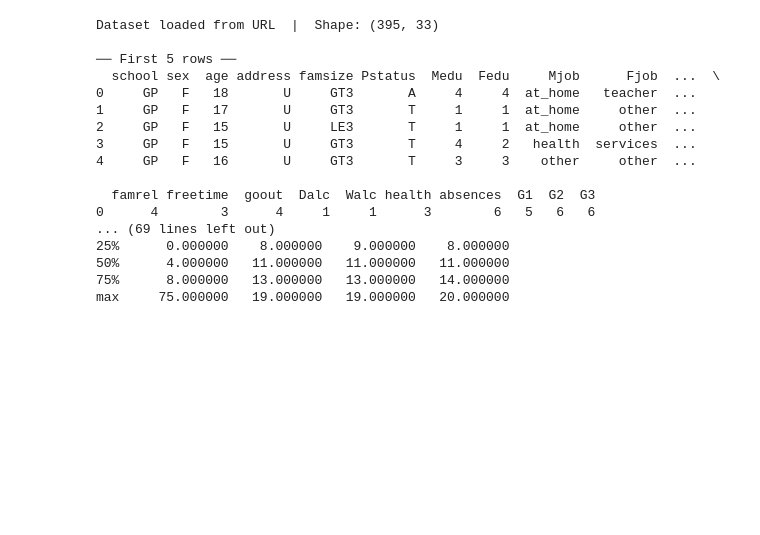
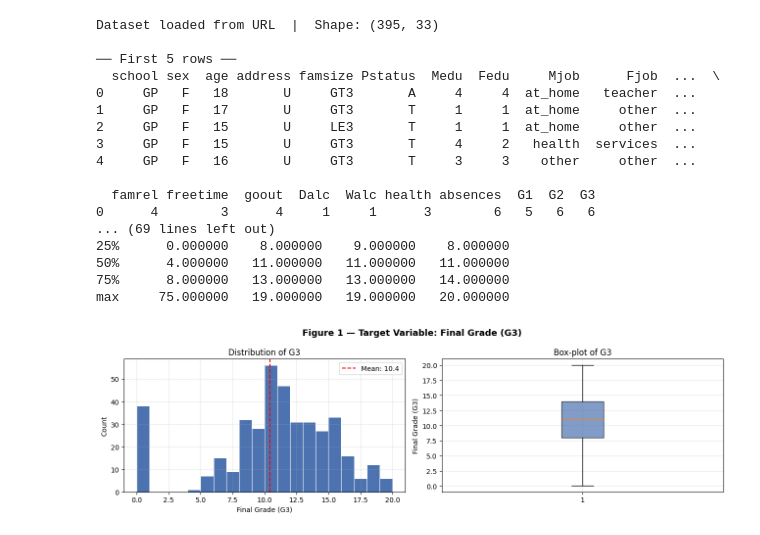
Before and after one commit to Phinatech/linear_regression_model, a Jupyter notebook: summatives/linear_regression/multivariate.ipynb, the cells around one changed output. Cells and saved outputs as stored; diff of their text form; code cells hidden in the pictures; blank space fills up the shorter version.

```diff
--- a/summatives/linear_regression/multivariate.ipynb
+++ b/summatives/linear_regression/multivariate.ipynb
@@ -63,7 +63,7 @@ All libraries imported successfully.
 #       place it in the same folder as this script, OR the line
 #       below will pull it directly from a public GitHub mirror.
 
-DATA_URL = ("/Users/digitalaxis/Documents/linear_regression_model/student-mat.csv")
+DATA_URL = ("/Users/digitalaxis/Documents/linear_regression_model/summatives/model/student-mat.csv")
 
 try:
     df = pd.read_csv(DATA_URL)
@@ -96,3 +96,96 @@ Dataset loaded from URL  |  Shape: (395, 33)
 50%      4.000000   11.000000   11.000000   11.000000
 75%      8.000000   13.000000   13.000000   14.000000
 max     75.000000   19.000000   19.000000   20.000000
+# %%
+# %% ── 2. EXPLORATORY DATA ANALYSIS (EDA) ───────────────────
+#
+# INTERPRETATION NOTES (written inline for assignment):
+#   • G3 (target) ranges 0–20; majority cluster 9–14 (close to normal).
+#   • G1 & G2 (mid-term grades) are dropped to avoid DATA LEAKAGE:
+#     predicting final grade *before* mid-terms is more useful for
+#     early-intervention missions — we want to flag at-risk students
+#     at enrolment, not after they've already failed twice.
+#   • absences, failures, and Dalc/Walc (alcohol use) show the
+#     strongest negative association with G3 in the heatmap.
+#   • studytime and parental education (Medu, Fedu) correlate
+#     positively with G3, confirming socioeconomic influence.
+
+# ── 2a. Target distribution ──
+fig, axes = plt.subplots(1, 2, figsize=(13, 4))
+fig.suptitle("Figure 1 — Target Variable: Final Grade (G3)", fontsize=13, fontweight="bold")
+
+axes[0].hist(df["G3"], bins=20, color="#4C72B0", edgecolor="white", linewidth=0.8)
+axes[0].set_xlabel("Final Grade (G3)")
+axes[0].set_ylabel("Count")
+axes[0].set_title("Distribution of G3")
+axes[0].axvline(df["G3"].mean(), color="red", linestyle="--", label=f"Mean: {df['G3'].mean():.1f}")
+axes[0].legend()
+
+axes[1].boxplot(df["G3"], vert=True, patch_artist=True,
+                boxprops=dict(facecolor="#4C72B0", alpha=0.7))
+axes[1].set_ylabel("Final Grade (G3)")
+axes[1].set_title("Box-plot of G3")
+plt.tight_layout()
+plt.savefig("fig1_target_distribution.png", dpi=150, bbox_inches="tight")
+plt.show()
+print("\n Figure 1 saved.")
+print("   INTERPRETATION: G3 is roughly bell-shaped (mean ≈ 10.4).")
+print("   There are students with G3=0 — likely dropouts/no-shows.")
+print("   This is exactly who early intervention aims to prevent.\n")
+
+# ── 2b. Categorical features vs G3 ──
+cat_cols = ["sex", "address", "Pstatus", "Mjob", "Fjob",
+            "higher", "internet", "romantic", "schoolsup"]
+
+fig, axes = plt.subplots(3, 3, figsize=(16, 12))
+fig.suptitle("Figure 2 — Categorical Features vs Final Grade (G3)",
+             fontsize=13, fontweight="bold")
+
+for ax, col in zip(axes.flatten(), cat_cols):
+    df.boxplot(column="G3", by=col, ax=ax, patch_artist=True)
+    ax.set_title(col)
+    ax.set_xlabel("")
+    ax.set_ylabel("G3")
+
+plt.suptitle("Figure 2 — Categorical Features vs Final Grade (G3)",
+             fontsize=13, fontweight="bold")
+plt.tight_layout()
+plt.savefig("fig2_categorical_vs_G3.png", dpi=150, bbox_inches="tight")
+plt.show()
+print("Figure 2 saved.")
+print("   INTERPRETATION:")
+print("   • Students aspiring to higher education (higher=yes) score")
+print("     significantly better — aspiration is a strong predictor.")
+print("   • Internet access at home correlates with higher G3.")
+print("   • Teacher/health-sector parent jobs link to higher grades.\n")
+
+# ── 2c. Numeric features vs G3 — scatter matrix ──
+num_cols = ["age", "Medu", "Fedu", "studytime", "failures",
+            "absences", "famrel", "freetime", "goout", "Dalc", "Walc", "health"]
+
+fig, axes = plt.subplots(3, 4, figsize=(18, 12))
+fig.suptitle("Figure 3 — Numeric Features vs Final Grade (G3)",
+             fontsize=13, fontweight="bold")
+
+colors = plt.cm.tab10(np.linspace(0, 1, len(num_cols)))
+for ax, col, color in zip(axes.flatten(), num_cols, colors):
+    ax.scatter(df[col], df["G3"], alpha=0.4, s=15, color=color)
+    z = np.polyfit(df[col], df["G3"], 1)
+    p = np.poly1d(z)
+    x_line = np.linspace(df[col].min(), df[col].max(), 100)
+    ax.plot(x_line, p(x_line), "r--", linewidth=1.5)
+    ax.set_xlabel(col)
+    ax.set_ylabel("G3")
+    ax.set_title(col)
+
+plt.tight_layout()
+plt.savefig("fig3_numeric_vs_G3.png", dpi=150, bbox_inches="tight")
+plt.show()
+print("Figure 3 saved.")
+print("   INTERPRETATION:")
+print("   • failures has the steepest negative slope — past failure")
+print("     is the single strongest negative predictor of G3.")
+print("   • studytime shows positive slope: more study = better grade.")
+print("   • goout & alcohol use (Dalc, Walc) show mild negative trends.\n")
+# %% [output]
+[figure, added]
```
Also changed, not shown: parts of 4 cells of this notebook, 5 other files.
